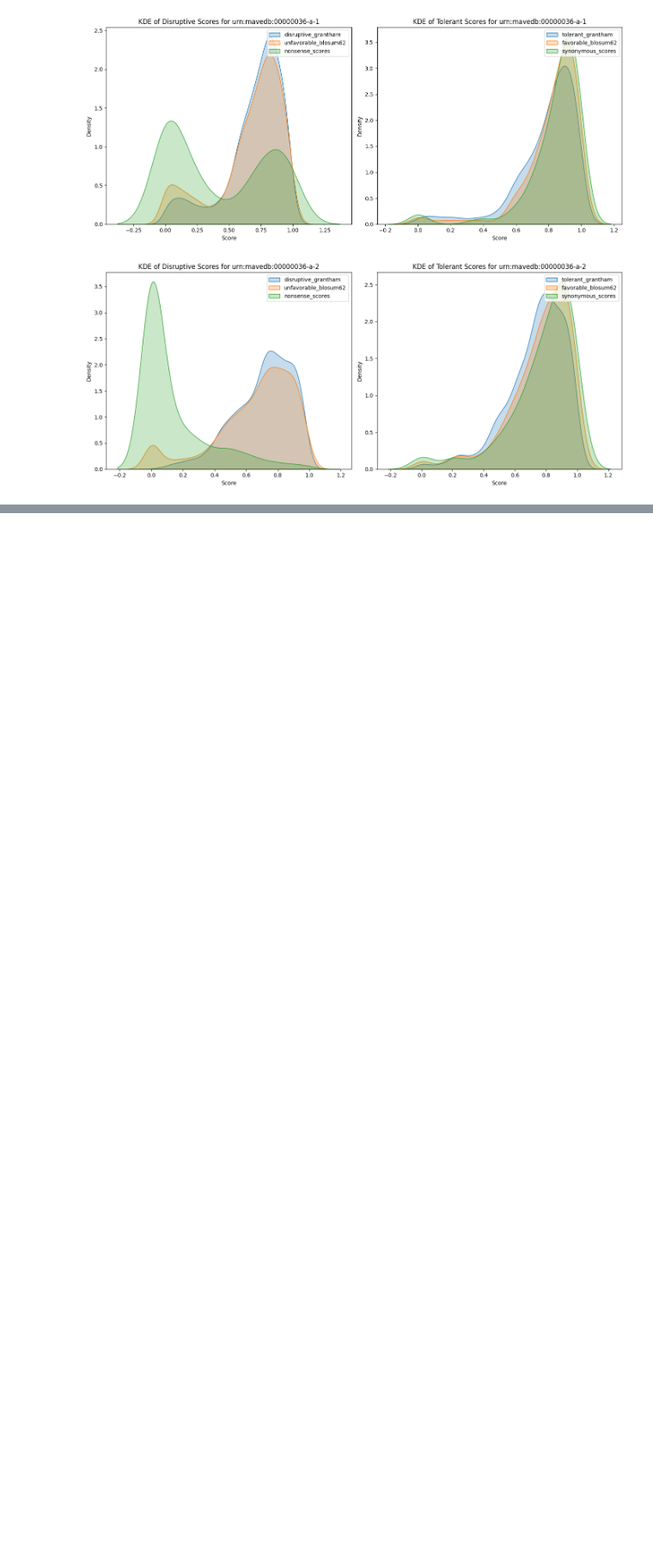
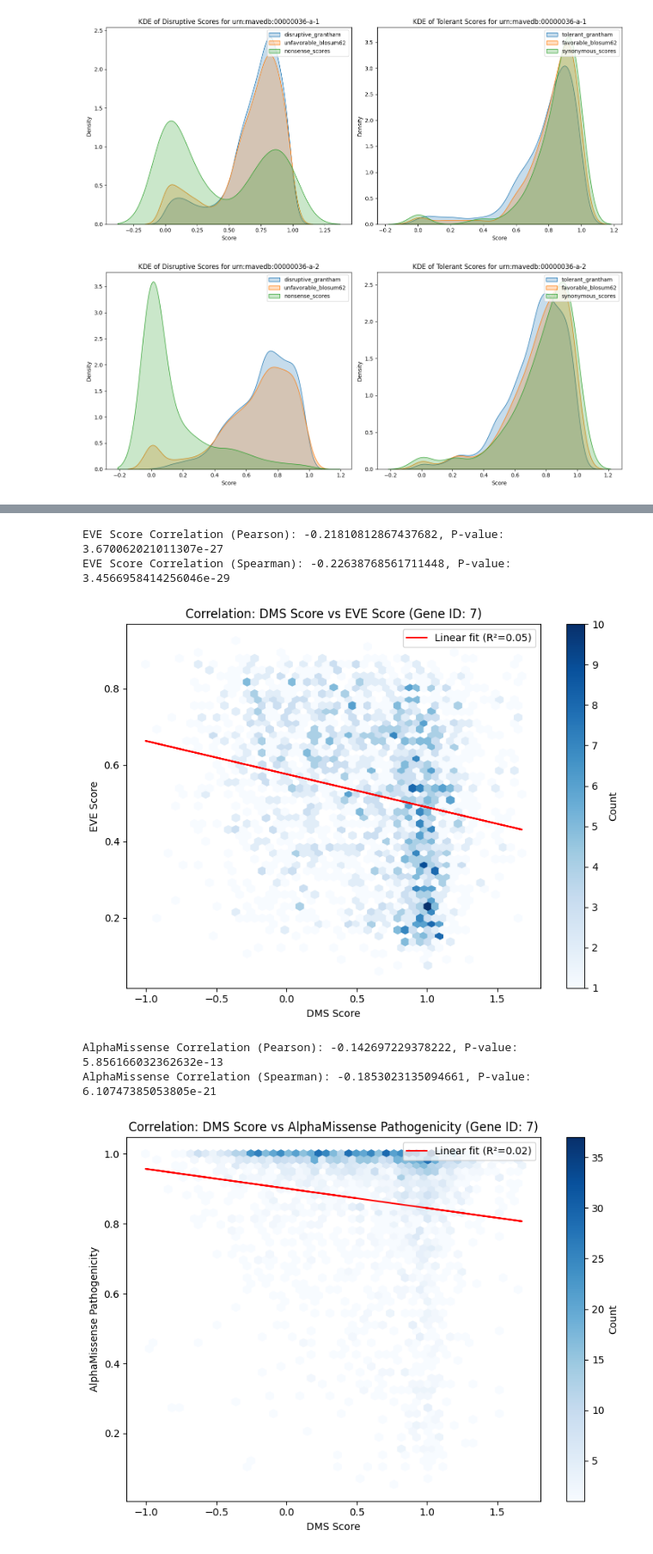
Before and after one commit to PlushZ/msa-dms-analyzer, a Jupyter notebook: postgres_analysis.ipynb, the cells around one changed output, grey strips where cells are left out. Shown at 86% size. Drawn from its saved outputs; the diff is of its cells as text; code cells hidden in the pictures; blank space fills up the shorter version.

```diff
--- a/postgres_analysis.ipynb
+++ b/postgres_analysis.ipynb
@@ -390,0 +639,18 @@ for urn_mavedb in urn_list:
+# %%
+analyze_correlations(gene_id=7)
+analyze_correlations(gene_id=10)
+analyze_correlations(gene_id=18)
+analyze_correlations(gene_id=94)
+analyze_correlations(gene_id=100)
+analyze_correlations(gene_id=125)
+analyze_correlations(gene_id=134)
+analyze_correlations(gene_id=215)
+analyze_correlations(gene_id=283)
+analyze_correlations(gene_id=337)
+# %% [output]
+EVE Score Correlation (Pearson): -0.21810812867437682, P-value: 3.670062021011307e-27
+EVE Score Correlation (Spearman): -0.22638768561711448, P-value: 3.4566958414256046e-29
+[figure, added]
+AlphaMissense Correlation (Pearson): -0.142697229378222, P-value: 5.856166032362632e-13
+AlphaMissense Correlation (Spearman): -0.1853023135094661, P-value: 6.10747385053805e-21
+[figure, added]
```
Also changed, not shown: parts of 13 cells of this notebook, 9 other files.
